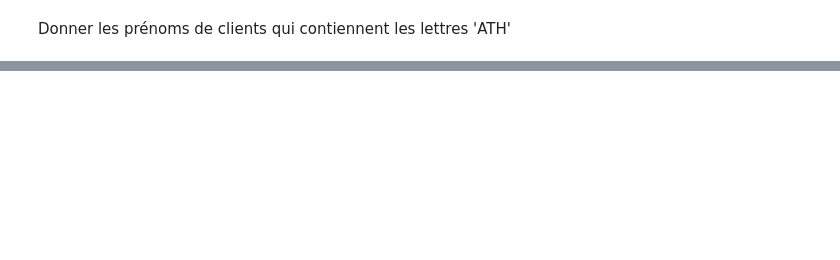
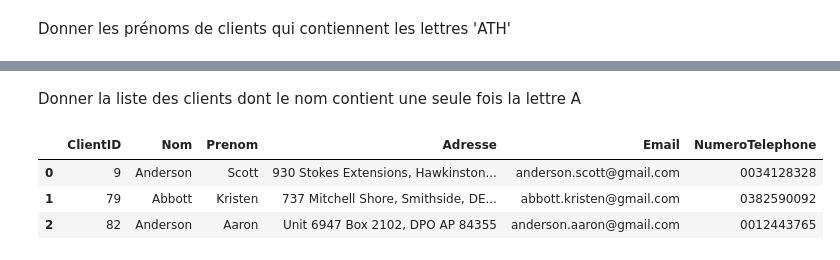
Before and after one commit to LeRoiFou/duckdb, a Jupyter notebook: indexE007_LIKE.ipynb, the cells around one changed output, grey strips where cells are left out. Drawn from its saved outputs; the diff is of its cells as text; code cells hidden in the pictures; blank space fills up the shorter version.

```diff
--- a/indexE007_LIKE.ipynb
+++ b/indexE007_LIKE.ipynb
@@ -160,3 +176,21 @@ conn.execute(
 |  | ClientID | Nom | Prenom | Adresse | Email | NumeroTelephone |
 | 0 | 25 | Kelly | Nathaniel | 966 Ball Courts Apt. 186, Burkesh... | kelly.nathaniel@gmail.com | 0765713448 |
 | 1 | 72 | Thompson | Katherine | 09563 Jeffrey Turnpike, North Jas... | thompson.katherine@gmail.com | 0819088962 |
+# %% [markdown]
+Donner la liste des clients dont le nom contient une seule fois la lettre A
+# %%
+conn.execute(
+    """
+    -- Colonnes récupérées
+    SELECT *
+    -- BD récupérée
+    FROM customers_db
+    -- Filtre
+    WHERE Nom LIKE '%A%' AND Nom NOT LIKE '%A%A%';
+    """
+).df()
+# %% [output]
+|  | ClientID | Nom | Prenom | Adresse | Email | NumeroTelephone |
+| 0 | 9 | Anderson | Scott | 930 Stokes Extensions, Hawkinston... | anderson.scott@gmail.com | 0034128328 |
+| 1 | 79 | Abbott | Kristen | 737 Mitchell Shore, Smithside, DE... | abbott.kristen@gmail.com | 0382590092 |
+| 2 | 82 | Anderson | Aaron | Unit 6947 Box 2102, DPO AP 84355 | anderson.aaron@gmail.com | 0012443765 |
```
Also changed, not shown: parts of 13 cells of this notebook, 20 other files.
